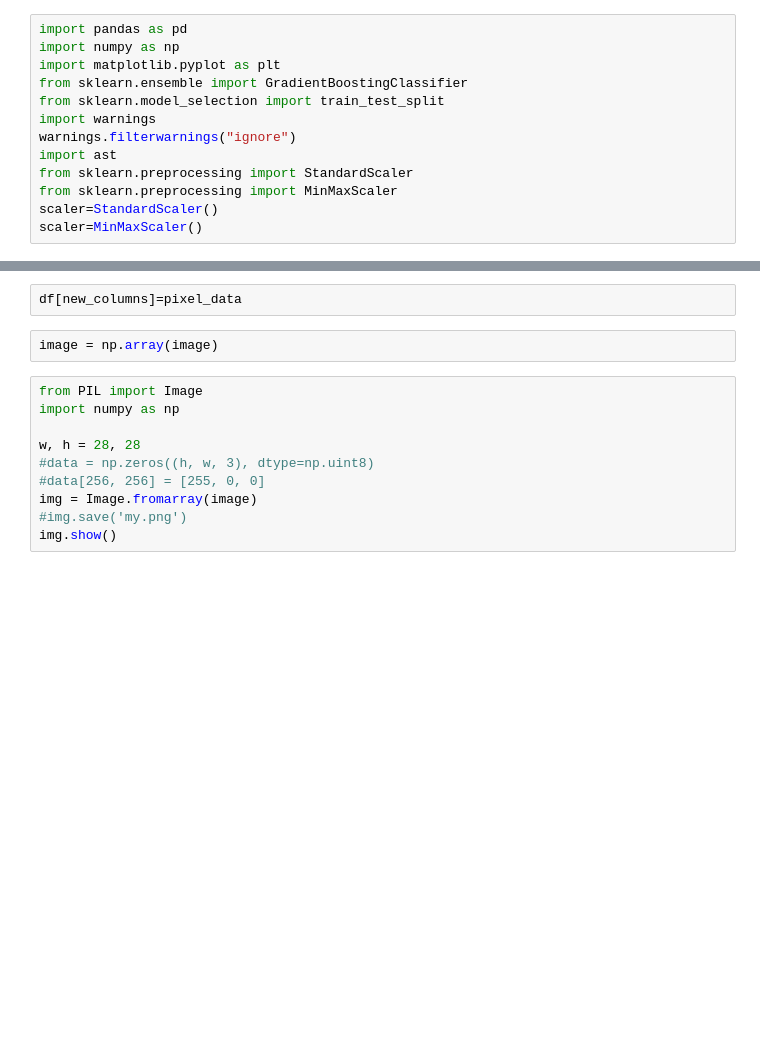
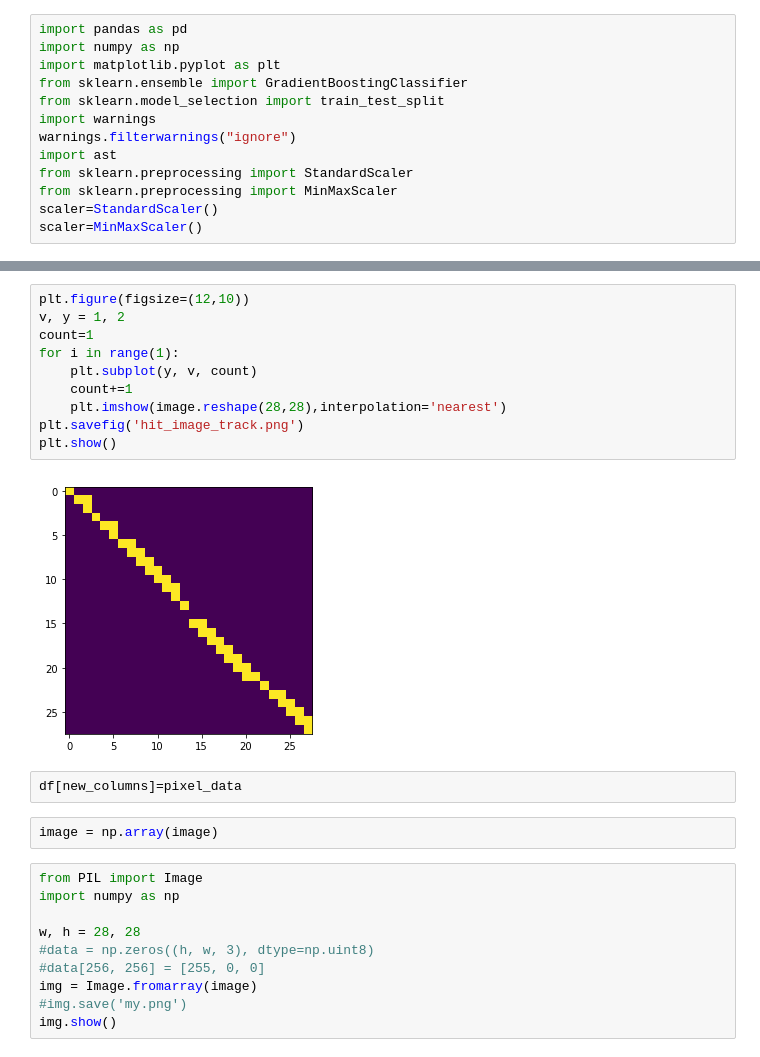
Before and after one commit to daanyaal1/Pandora-Masters-Project, a Jupyter notebook: Deep Learning/image_processing.ipynb, the cells around one changed output, grey strips where cells are left out. Drawn from its saved outputs; the diff is of its cells as text; blank space fills up the shorter version.

```diff
--- a/Deep Learning/image_processing.ipynb
+++ b/Deep Learning/image_processing.ipynb
@@ -96,3 +126,15 @@ for k in range(len(df)):
+# %%
+plt.figure(figsize=(12,10))
+v, y = 1, 2
+count=1
+for i in range(1):
+    plt.subplot(y, v, count)
+    count+=1
+    plt.imshow(image.reshape(28,28),interpolation='nearest')
+plt.savefig('hit_image_track.png')
+plt.show()
+# %% [output]
+[figure, added]
 # %%
 df[new_columns]=pixel_data
 # %%
```
Also changed, not shown: parts of 13 cells of this notebook, 1 other file.
